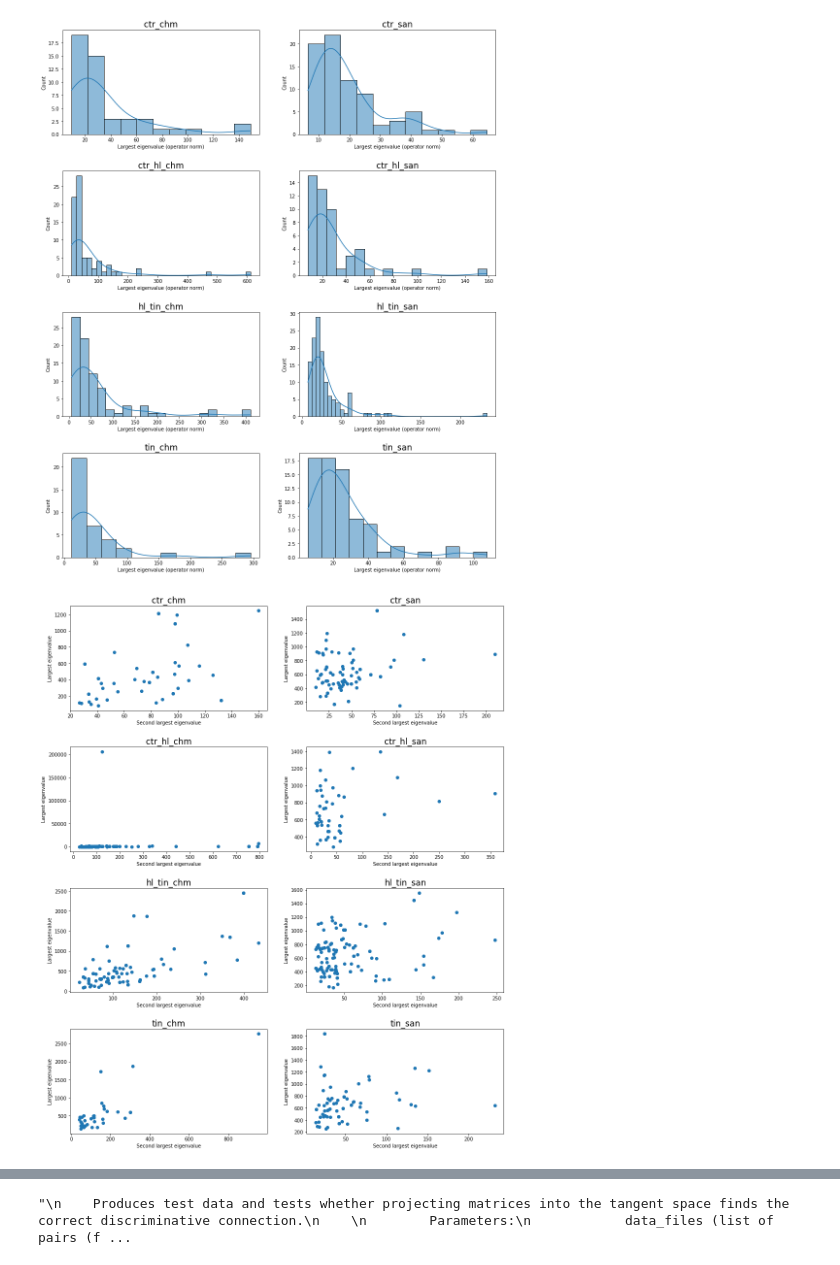
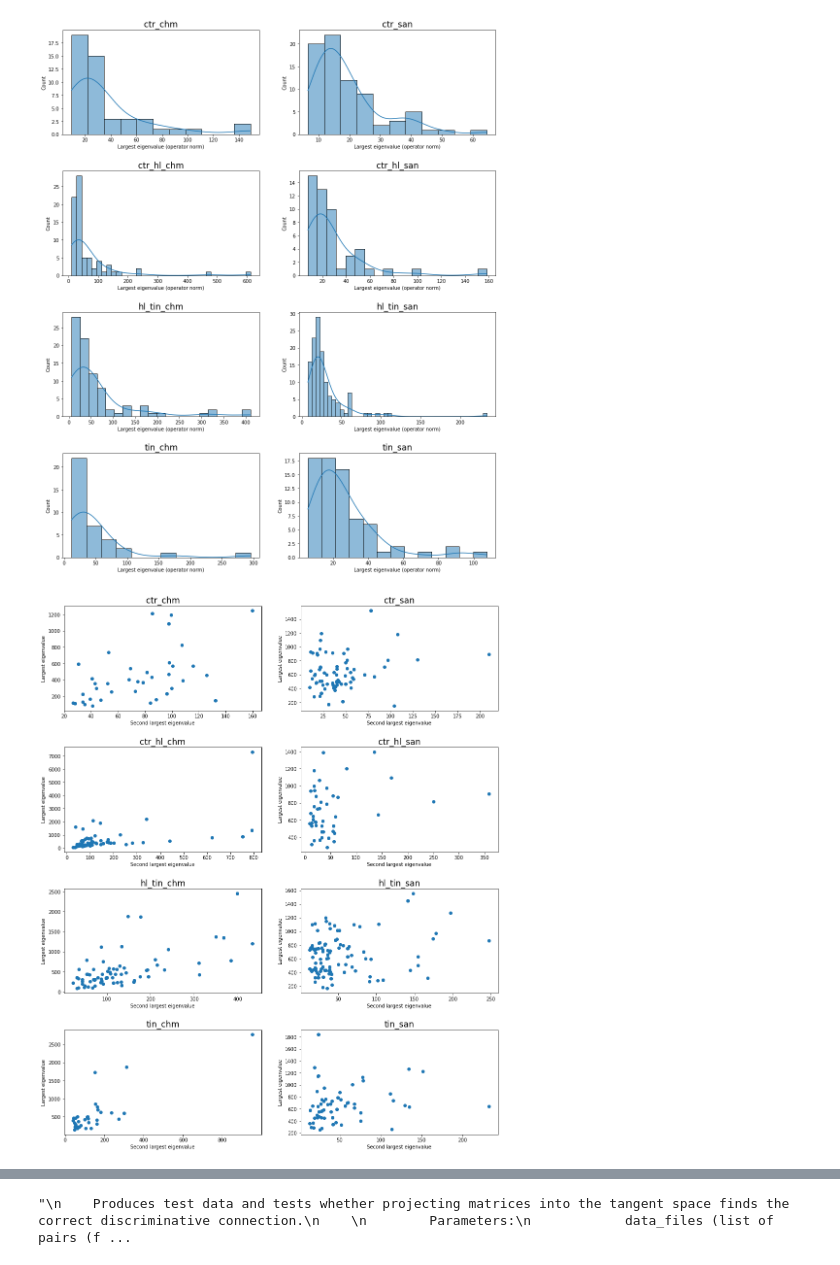
Before and after one commit to dcarmod2/RiemNeuro, a Jupyter notebook: Riemann8Class_paperPrep.ipynb, the cells around one changed output, grey strips where cells are left out. Drawn from its saved outputs; the diff is of its cells as text; code cells hidden in the pictures.

```diff
--- a/Riemann8Class_paperPrep.ipynb
+++ b/Riemann8Class_paperPrep.ipynb
@@ -174,22 +191,23 @@ plt.savefig('RiemannResults\\histcovsdem' + str(which_eval) + '.png',bbox_inches
 # %%
 #largest vs second largest
 fig,axs = plt.subplots(4,2,figsize=(16,20))
 plt.subplots_adjust(hspace=0.35)
 for cls,ind_list in enumerate(class_indices):
     #evals are 0-indexed
     which_eval = 0
     largest = []
     second_largest = []
     for i in ind_list:
         evals = linalg.eig(covs[i])[0]
-        largest.append(evals[0].real)
-        second_largest.append(evals[1].real)
+        if evals[0].real < 100000:
+            largest.append(evals[0].real)
+            second_largest.append(evals[1].real)
     axs[cls//2,cls%2].set_title(class_list[cls],fontsize='xx-large')
     axs[cls//2,cls%2].scatter(second_largest,largest)
     #axs[cls//2,cls%2].set_xlim(0,2500)
     #axs[cls//2,cls%2].set_ylim(0,35)
     axs[cls//2,cls%2].set_xlabel('Second largest eigenvalue')
     axs[cls//2,cls%2].set_ylabel('Largest eigenvalue')
 plt.savefig('RiemannResults\\compare_largest_evals_covs.png',bbox_inches='tight')
 # %% [output]
-[figure, old version]
+[figure, new version]
```
Also changed, not shown: parts of 5 cells of this notebook.
